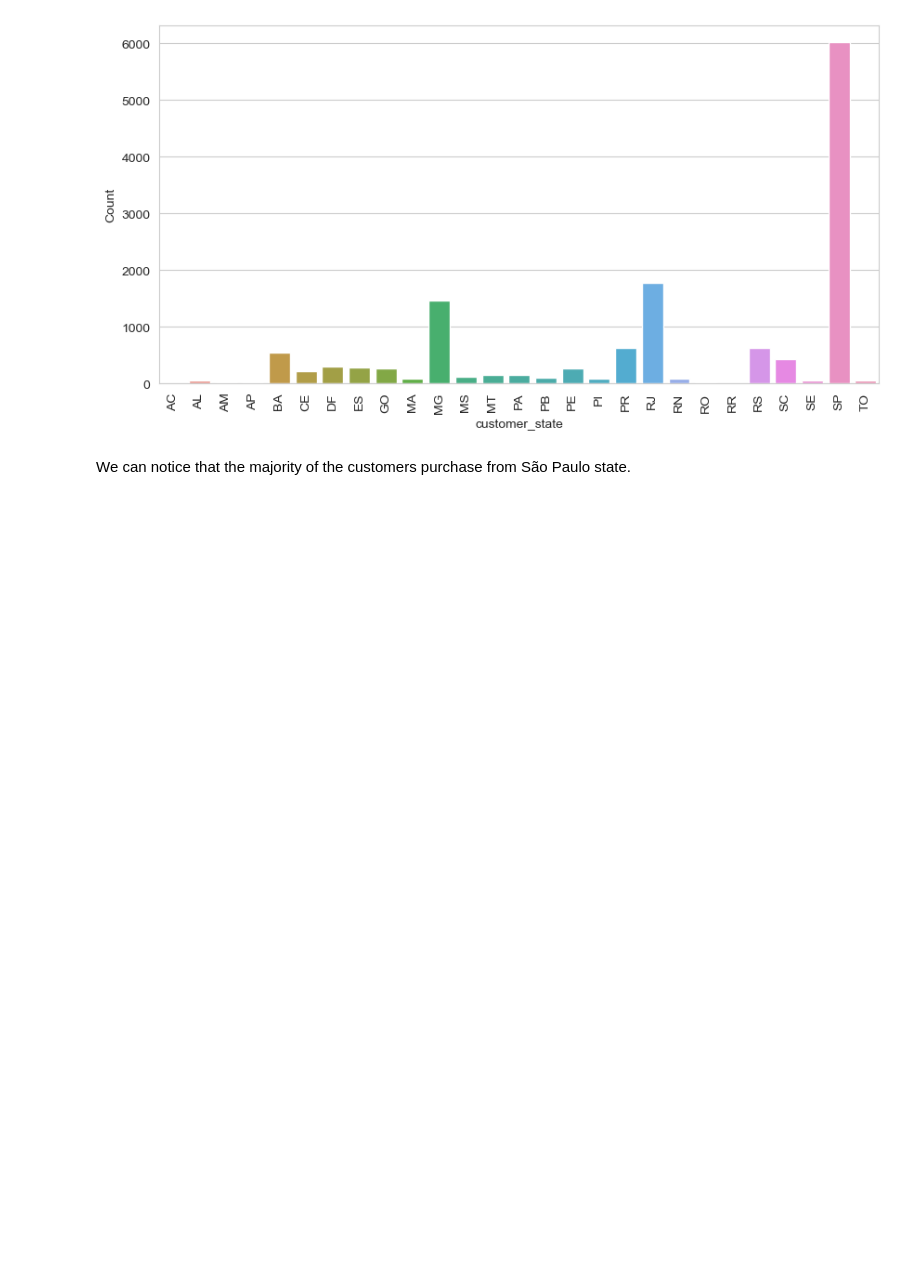
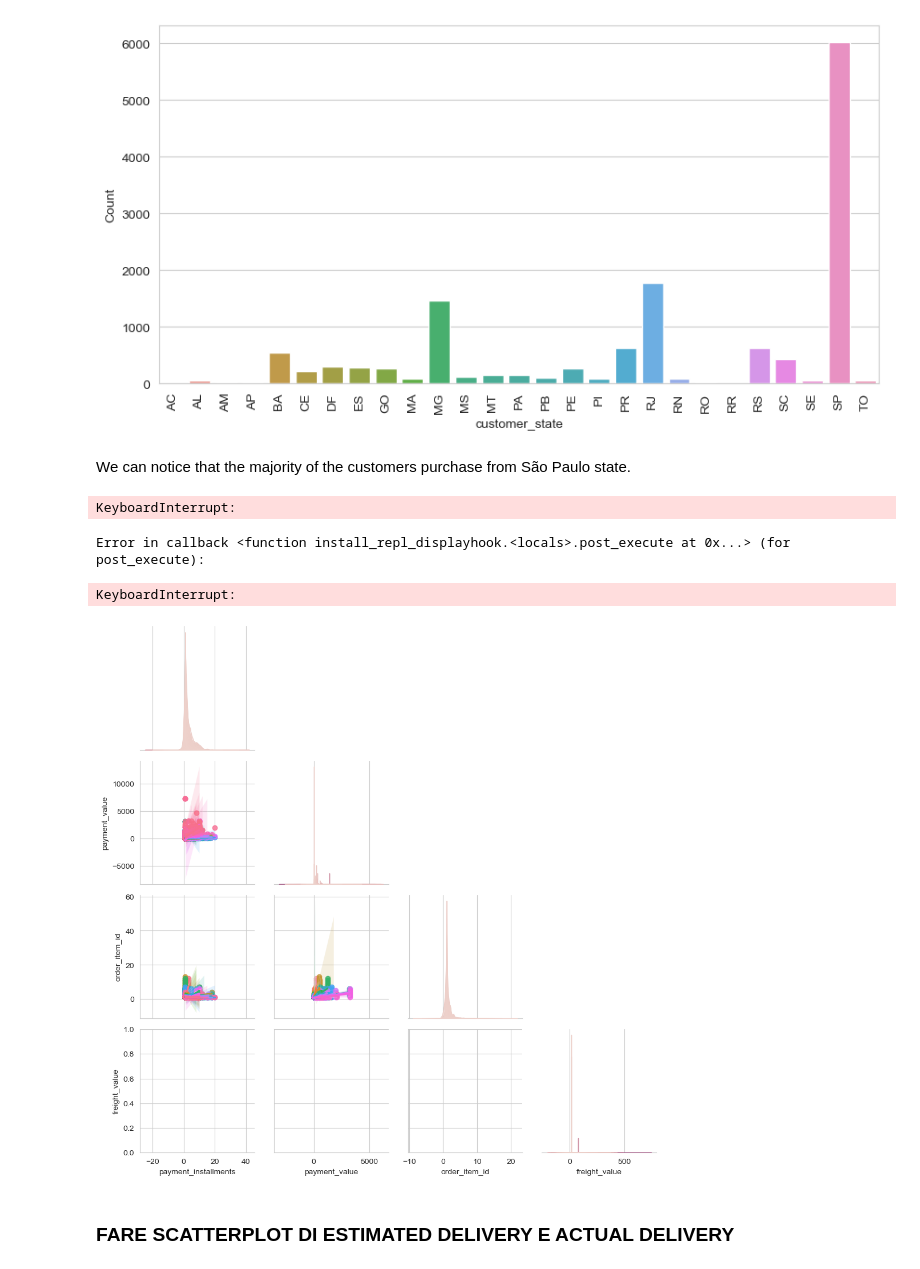
Before and after one commit to francescocapo/270341, a Jupyter notebook: main.ipynb, the cells around one changed output. Drawn from its saved outputs; the diff is of its cells as text; code cells hidden in the pictures; blank space fills up the shorter version.

```diff
--- a/main.ipynb
+++ b/main.ipynb
@@ -242,3 +242,12 @@ plt.show()
 [figure]
 # %% [markdown]
 We can notice that the majority of the customers purchase from São Paulo state.
+# %%
+sns.pairplot(csdv_df_new, hue='price', corner=True, kind='reg')
+# %% [output]
+KeyboardInterrupt:
+Error in callback <function install_repl_displayhook.<locals>.post_execute at 0x...> (for post_execute):
+KeyboardInterrupt:
+[figure, added]
+# %% [markdown]
+### FARE SCATTERPLOT DI ESTIMATED DELIVERY E ACTUAL DELIVERY
```
